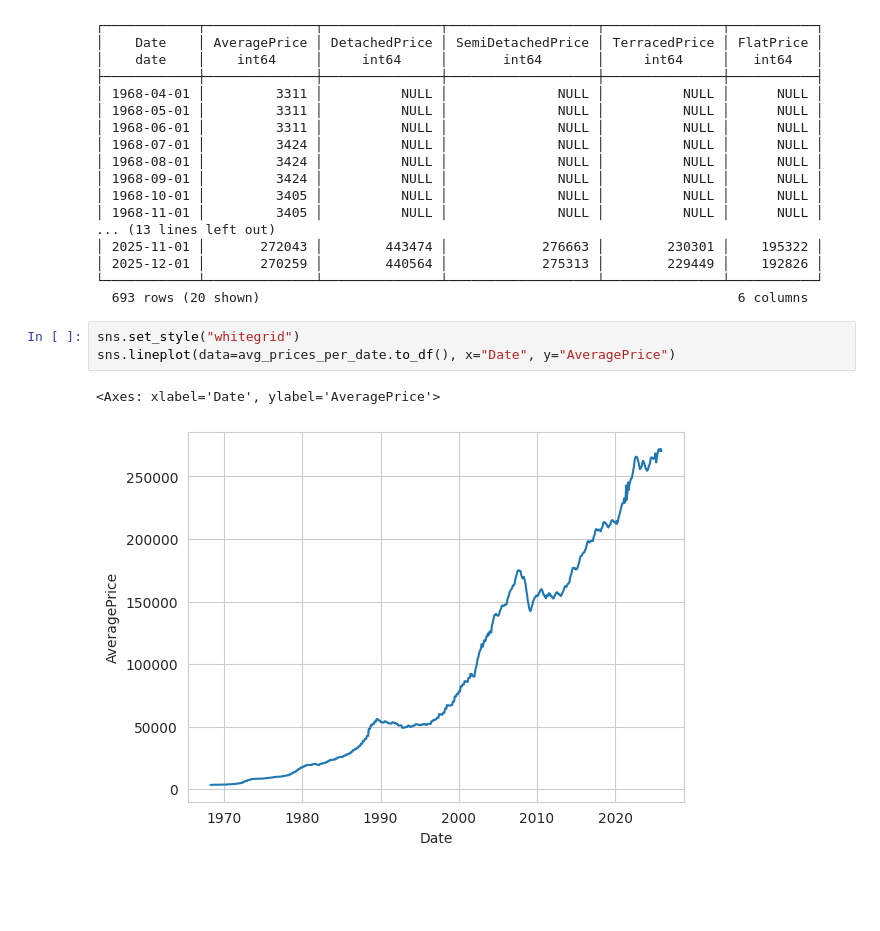
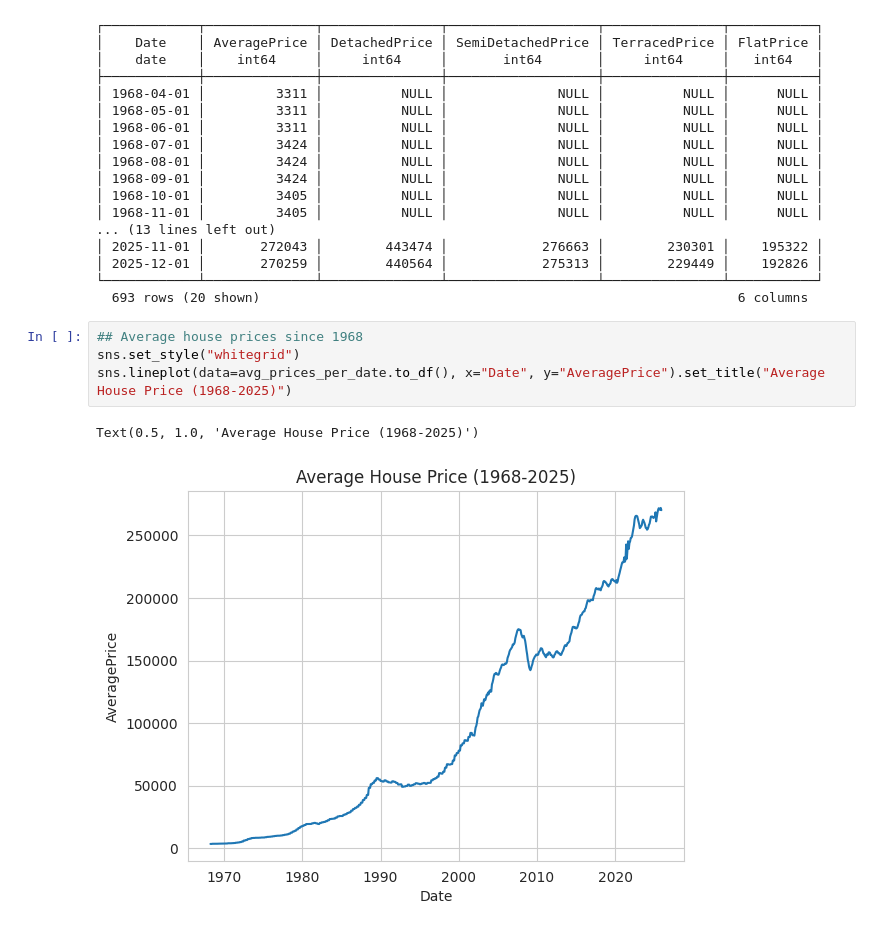
Before and after one commit to tngaspar/uk-housing-affordability, a Jupyter notebook: notebooks/hpi-exploration.ipynb, the cells around one changed output. Drawn from its saved outputs; the diff is of its cells as text; blank space fills up the shorter version.

```diff
--- a/notebooks/hpi-exploration.ipynb
+++ b/notebooks/hpi-exploration.ipynb
@@ -97,9 +98,10 @@ avg_prices_per_date
 │ 2025-12-01 │       270259 │        440564 │            275313 │        229449 │    192826 │
 └────────────┴──────────────┴───────────────┴───────────────────┴───────────────┴───────────┘
   693 rows (20 shown)                                                             6 columns
-# %%
-sns.set_style("whitegrid")
-sns.lineplot(data=avg_prices_per_date.to_df(), x="Date", y="AveragePrice")
-# %% [output]
-<Axes: xlabel='Date', ylabel='AveragePrice'>
-[figure, removed]
+# %%
+## Average house prices since 1968
+sns.set_style("whitegrid")
+sns.lineplot(data=avg_prices_per_date.to_df(), x="Date", y="AveragePrice").set_title("Average House Price (1968-2025)")
+# %% [output]
+Text(0.5, 1.0, 'Average House Price (1968-2025)')
+[figure, added]
```
Also changed, not shown: parts of 2 cells of this notebook.
